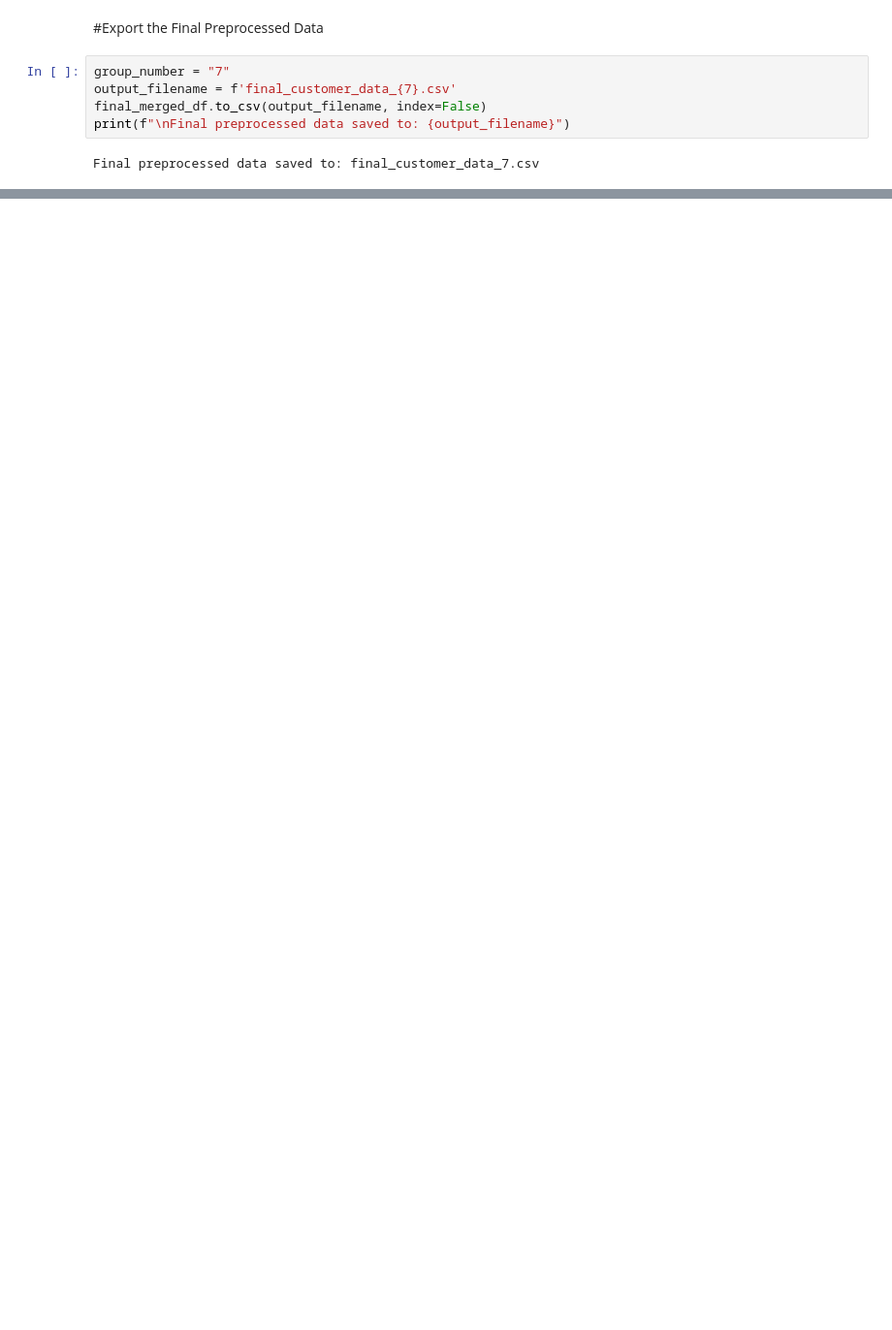
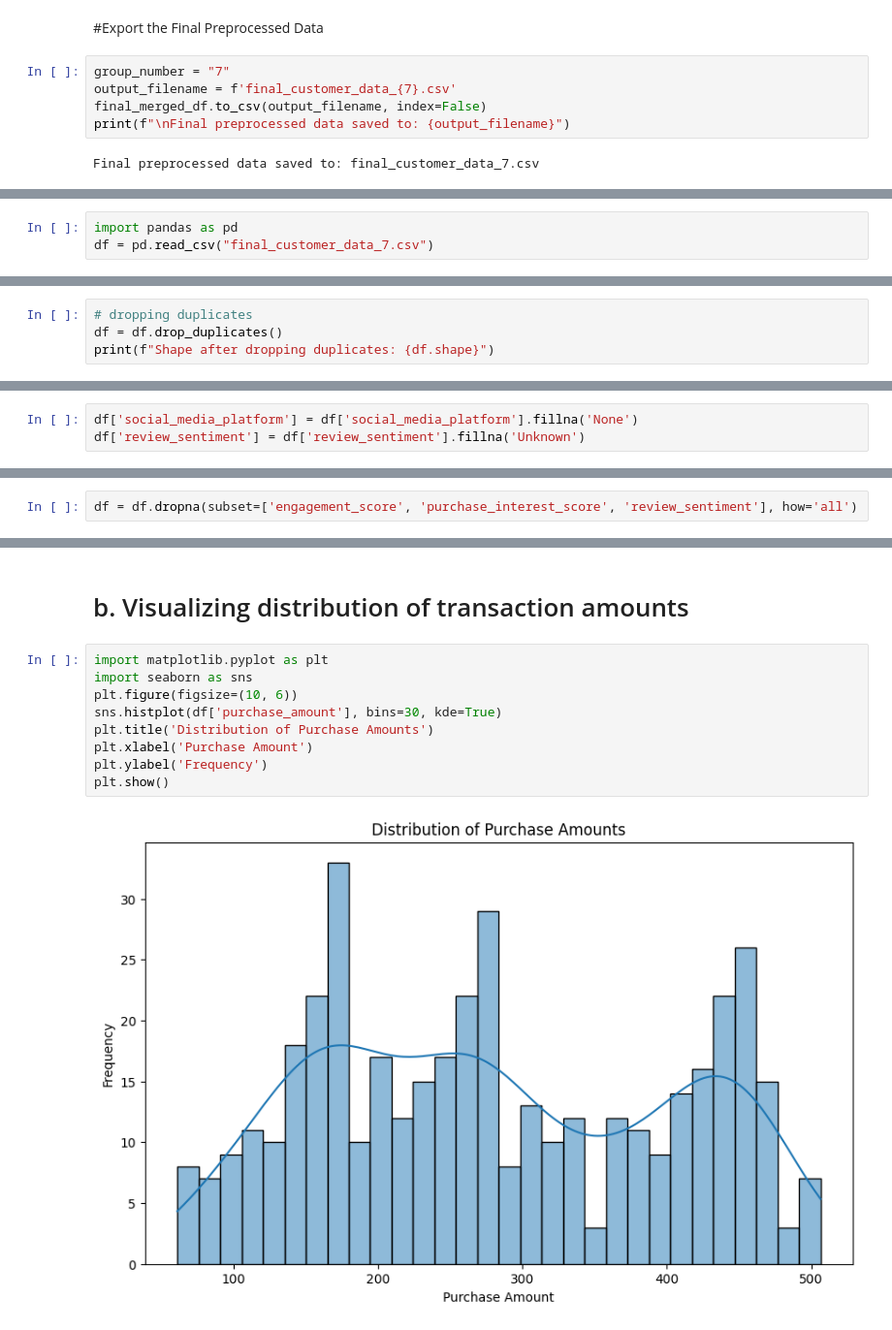
Before and after one commit to Joh-Ishimwe/Data-Preprocessing, a Jupyter notebook: final_data_processing_steps_combined.ipynb, the cells around one changed output, grey strips where cells are left out. Shown: that part at 97% size. Saved outputs shown, nothing was run; the diff lists cells and outputs as text; blank space fills up the shorter version.

Commit message:
completed part three for Data Consistency and Quality Checks

```diff
--- a/final_data_processing_steps_combined.ipynb
+++ b/final_data_processing_steps_combined.ipynb
@@ -612,0 +618,3 @@ Final preprocessed data saved to: final_customer_data_7.csv
+# %%
+import pandas as pd
+df = pd.read_csv("final_customer_data_7.csv")
@@ -612,0 +651,4 @@ Final preprocessed data saved to: final_customer_data_7.csv
+# %%
+# dropping duplicates
+df = df.drop_duplicates()
+print(f"Shape after dropping duplicates: {df.shape}")
@@ -612,0 +668,3 @@ Final preprocessed data saved to: final_customer_data_7.csv
+# %%
+df['social_media_platform'] = df['social_media_platform'].fillna('None')
+df['review_sentiment'] = df['review_sentiment'].fillna('Unknown')
@@ -612,0 +699,2 @@ Final preprocessed data saved to: final_customer_data_7.csv
+# %%
+df = df.dropna(subset=['engagement_score', 'purchase_interest_score', 'review_sentiment'], how='all')
@@ -612,0 +726,13 @@ Final preprocessed data saved to: final_customer_data_7.csv
+# %% [markdown]
+# b. Visualizing distribution of transaction amounts
+# %%
+import matplotlib.pyplot as plt
+import seaborn as sns
+plt.figure(figsize=(10, 6))
+sns.histplot(df['purchase_amount'], bins=30, kde=True)
+plt.title('Distribution of Purchase Amounts')
+plt.xlabel('Purchase Amount')
+plt.ylabel('Frequency')
+plt.show()
+# %% [output]
+[figure, added]
```
Also changed, not shown: parts of 32 cells of this notebook.
